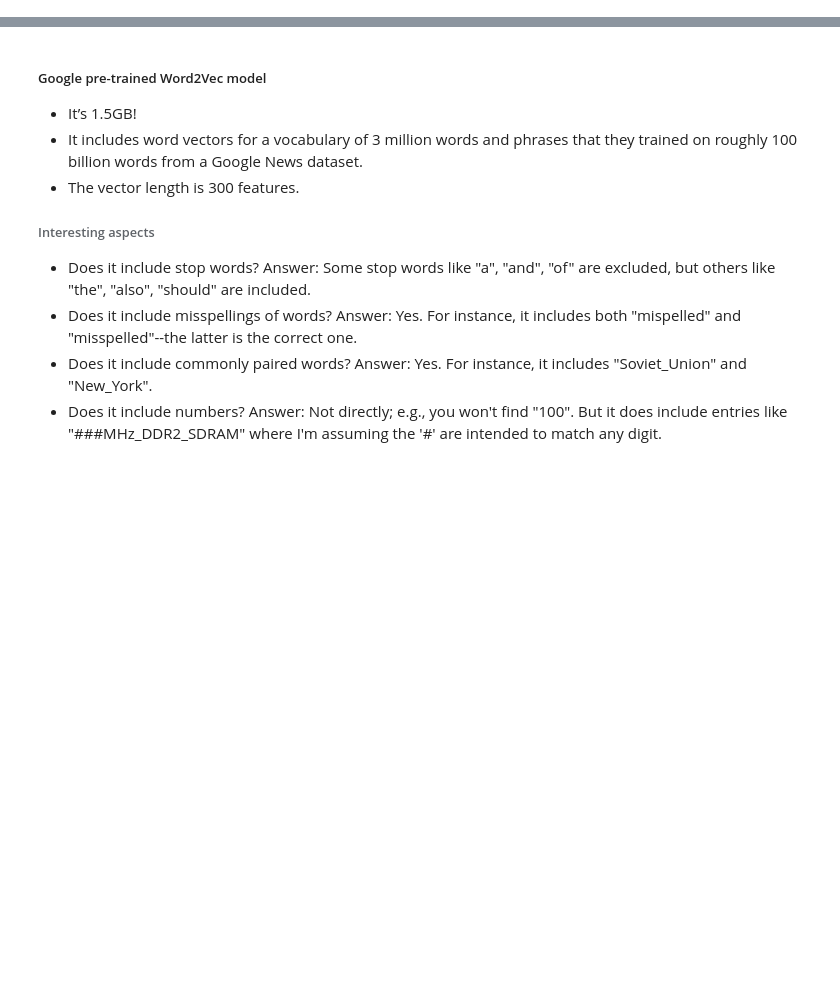
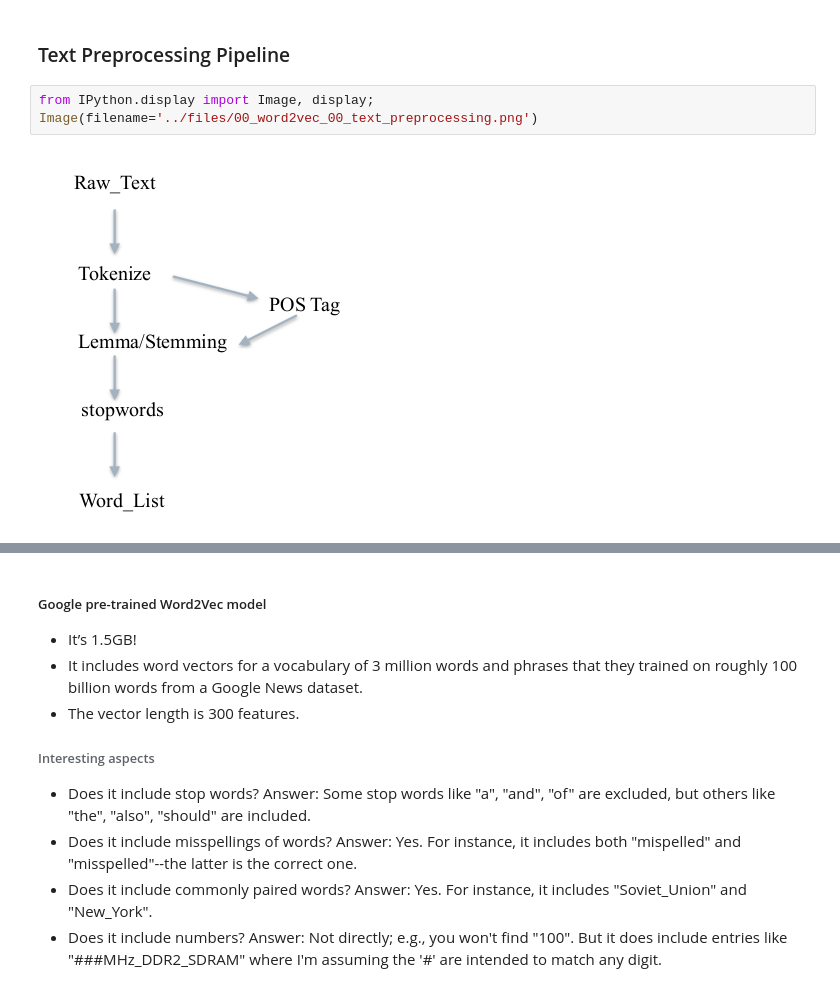
Before and after one commit to deep-learning/deep-learning, a Jupyter notebook: notebooks/nlp/01_word2vec.ipynb, the cells around one changed output, grey strips where cells are left out. Cells and saved outputs as stored; diff of their text form; blank space fills up the shorter version.

```diff
--- a/notebooks/nlp/01_word2vec.ipynb
+++ b/notebooks/nlp/01_word2vec.ipynb
@@ -0,0 +309,7 @@
+# %% [markdown]
+### Text Preprocessing Pipeline
+# %%
+from IPython.display import Image, display;
+Image(filename='../files/00_word2vec_00_text_preprocessing.png')
+# %% [output]
+[figure, added]
```
Also changed, not shown: parts of 53 cells of this notebook, 11 other files.
